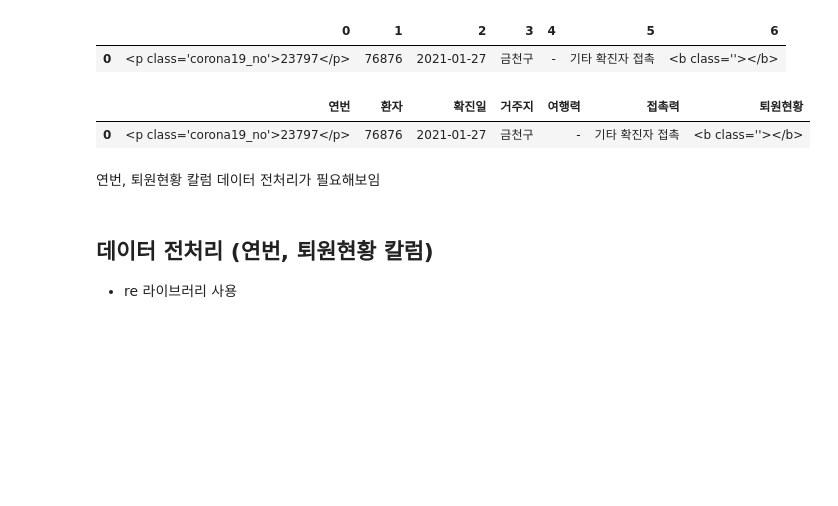
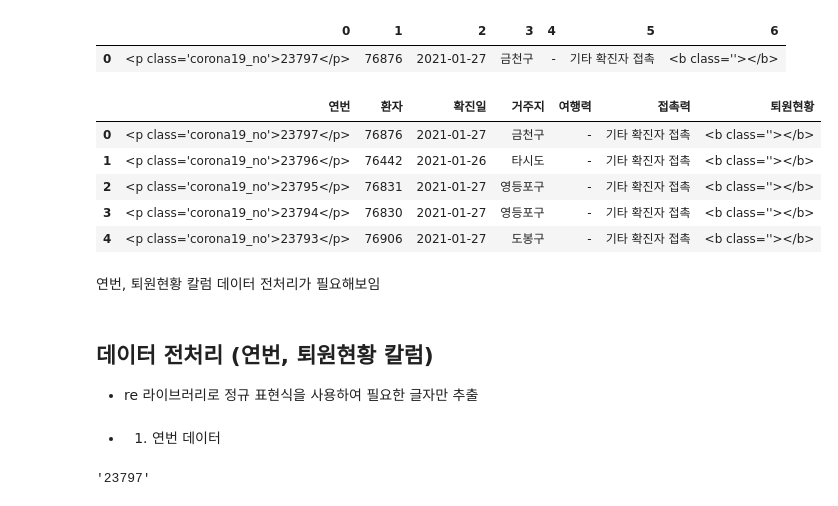
Before and after one commit to dhleegarret/data_analysis, a Jupyter notebook: todaycode/seoul_covid19_crawring_preprocessing.ipynb, the cells around one changed output. Saved outputs shown, nothing was run; the diff lists cells and outputs as text; code cells hidden in the pictures; blank space fills up the shorter version.

```diff
--- a/todaycode/seoul_covid.ipynb
+++ b/todaycode/seoul_covid19_crawring_preprocessing.ipynb
@@ -383,12 +385,16 @@ df_all.head(1)
 # %%
 # read_html()로 읽어온 table[3]의 칼럼명을 리스트로 만들어서 df_all에 적용
 df_all.columns = table[3].columns.tolist()
-df_all.head(1)
+df_all.head()
 # %% [output]
 |  | 연번 | 환자 | 확진일 | 거주지 | 여행력 | 접촉력 | 퇴원현황 |
 | 0 | <p class='corona19_no'>23797</p> | 76876 | 2021-01-27 | 금천구 | - | 기타 확진자 접촉 | <b class=''></b> |
+| 1 | <p class='corona19_no'>23796</p> | 76442 | 2021-01-26 | 타시도 | - | 기타 확진자 접촉 | <b class=''></b> |
+| 2 | <p class='corona19_no'>23795</p> | 76831 | 2021-01-27 | 영등포구 | - | 기타 확진자 접촉 | <b class=''></b> |
+| 3 | <p class='corona19_no'>23794</p> | 76830 | 2021-01-27 | 영등포구 | - | 기타 확진자 접촉 | <b class=''></b> |
+| 4 | <p class='corona19_no'>23793</p> | 76906 | 2021-01-27 | 도봉구 | - | 기타 확진자 접촉 | <b class=''></b> |
 # %% [markdown]
 연번, 퇴원현황 칼럼 데이터 전처리가 필요해보임
 # %% [markdown]
 ## 데이터 전처리 (연번, 퇴원현황 칼럼)
-* re 라이브러리 사용
+* re 라이브러리로 정규 표현식을 사용하여 필요한 글자만 추출
@@ -394,0 +403,18 @@ df_all.head(1)
+# %% [markdown]
+* 1) 연번 데이터
+# %%
+# 테스트
+
+num_string = "<p class='corona19_no'>23797</p>"
+# num_string: "<p class='_no'>23797</p>"로 변환
+# -> 정규표현식으로 숫자를 제외한 문자를 없애려고 하는데, 23797 이외에 필요없는 숫자 '19'가 있다!
+# -> 그래서 먼저 .replace()를 사용해서 '19'를 포함한 'corona19'를 공백으로 바꿔준다!
+num_string = num_string.replace("corona19", "")
+
+# re.sub('패턴', '바꿀 문자열', '문자열', 바꿀횟수)
+# -> num_string에서 정규표현식으로 추출한 문자열을 ""로 바꾼다! -> 즉, 정규표현식으로 추출한 문자를 제외할 수 있음!
+# num: 23797로 저장
+num = re.sub("[^0-9]", "", num_string)
+num
+# %% [output]
+'23797'
```
Also changed, not shown: parts of 16 cells of this notebook, 1 other file.
